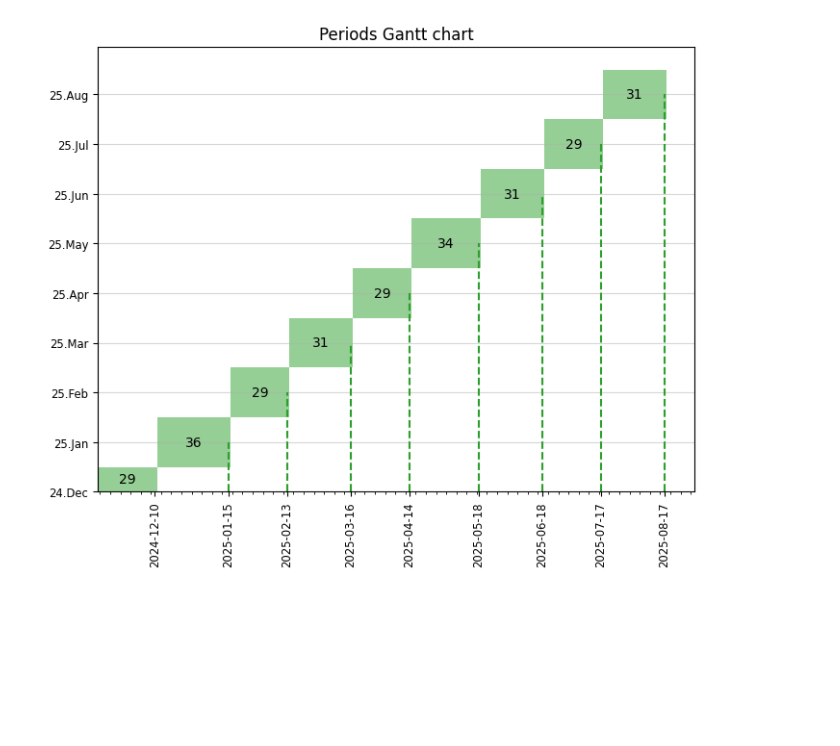
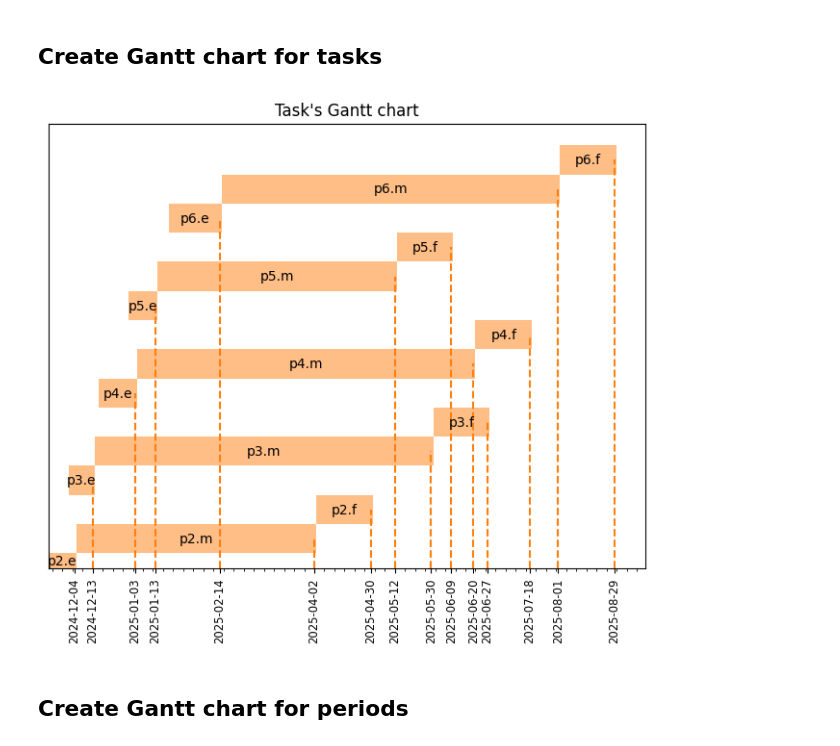
Before and after one commit to romz-pl/Jupyter-Python, a Jupyter notebook: 00-gantt-chart/gantt-chart.ipynb, the cells around one changed output. Cells and saved outputs as stored; diff of their text form; code cells hidden in the pictures; blank space fills up the shorter version.

Commit message:
Create functions for gantt chart creation

```diff
--- a/00-gantt-chart/gantt-chart.ipynb
+++ b/00-gantt-chart/gantt-chart.ipynb
@@ -20,10 +9,0 @@ def number_of_days_between(d1, d2):
-# %%
-df = pd.read_csv("input/tasks.csv")
-date_format = "%Y-%m-%d"
-df["Start day"] = pd.to_datetime(df["Start day"], format=date_format)
-df["End day"] = pd.to_datetime(df["End day"], format=date_format)
-
-df["Days"] = df.apply(lambda x: number_of_days_between(x["Start day"], x["End day"]), axis=1)
-df["Workdays"] = df.apply(lambda x: number_of_workdays_between(x["Start day"], x["End day"]), axis=1)
-
-df
@@ -97,18 +76,9 @@ df
-# %%
-fig, ax = plt.subplots()
-rects = plt.barh(y=df["Name"], width=df["Days"], left=df["Start day"], height=1.0, color="tab:green", alpha=0.5)
-ax.bar_label(rects, label_type='center')
-ax.vlines(df["End day"], 0, df["Name"], linestyles='dashed', color="tab:green")
-ax.xaxis_date()
-ax.set_title("Periods Gantt chart")
-ax.yaxis.grid(True, alpha=0.5)
-ax.set_ylim(bottom=0)
-ax.set_xticks(df["End day"])
-ax.xaxis.set_minor_locator(tck.MultipleLocator(5))
-ax.tick_params(axis='y', labelsize='small')
-ax.tick_params(axis='x', rotation=90, labelsize='small')
-fig.set_size_inches(8, 6)
-plt.savefig("./output/periods.png", bbox_inches="tight", dpi = 100)
-#plt.close()
-# %% [output]
-[figure, removed]
+# %% [markdown]
+## Create Gantt chart for tasks
+# %%
+df = import_data_from_csv("./input/tasks.csv")
+plot_tasks(df)
+# %% [output]
+[figure, added]
+# %% [markdown]
+## Create Gantt chart for periods
```
Also changed, not shown: parts of 10 cells of this notebook, 1 other file.
